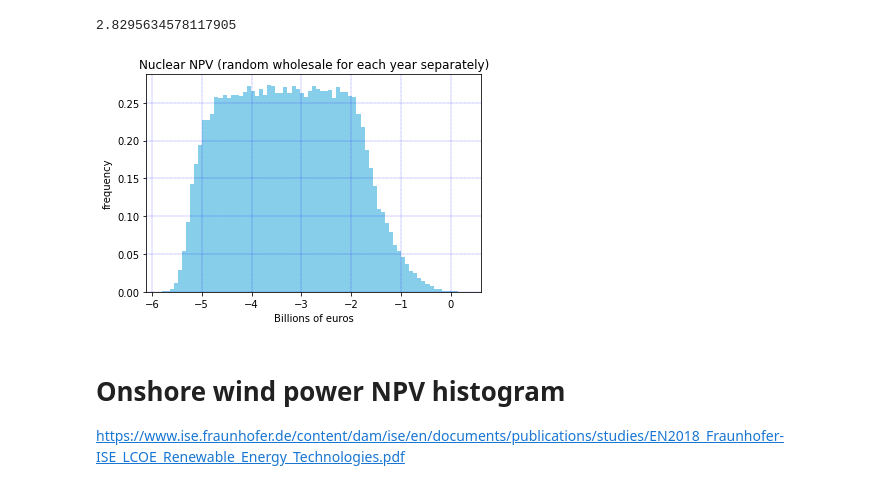
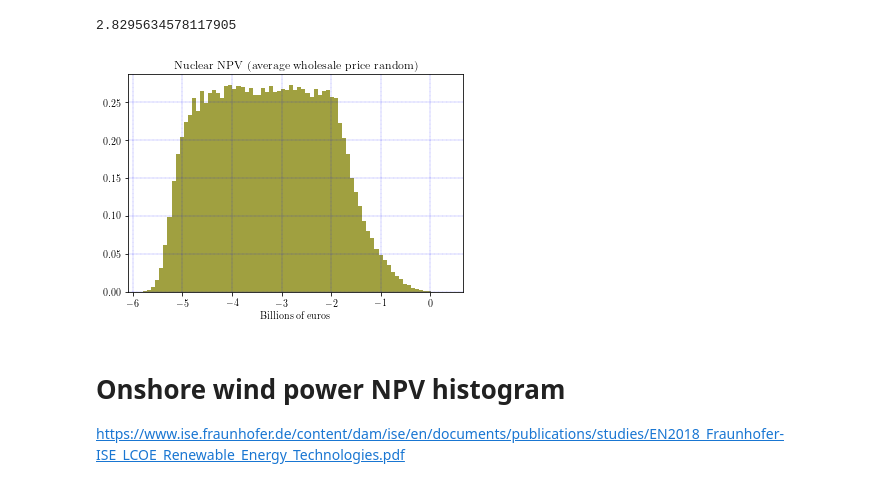
Before and after one commit to martikj2/Net_Present_Value_Energy, a Jupyter notebook: NPV_construction histograms.ipynb, the cells around one changed output. Saved outputs shown, nothing was run; the diff lists cells and outputs as text; code cells hidden in the pictures.

```diff
--- a/NPV_construction histograms.ipynb
+++ b/NPV_construction histograms.ipynb
@@ -7,3 +3,20 @@ import pandas as pd
+# %%
+import matplotlib.pyplot as plt
+import numpy as np
+import pandas as pd
+from matplotlib import rc
+import matplotlib.gridspec as gridspec
+import matplotlib as mpl
+#enable latex editing
+rc('font',**{'family':'sans-serif','sans-serif':['Helvetica']})
+## for Palatino and other serif fonts use:
+#rc('font',**{'family':'serif','serif':['Palatino']})
+rc('text', usetex=True)
+font = {'family' : 'normal',
+        'weight' : 'bold',
+        'size'   : 10}
+
+mpl.rc('font', **font)
 # %%
 def NPV(construction_period,n,r,cf,It0,OMkwh,OMfixed,wholesale_price):
     prod=cf*1*365*24
@@ -34,16 +50,19 @@ def NPV2(construction_period,n,r,cf,It0,OMkwh,OMfixed,wholesalemin,wholesalemax)
     #It[0]=It0
     Mt=np.ones(n+constructiont)*(OMkwh*prod+OMfixed)
     Et=np.ones(n+constructiont)*prod  #kwH
-    for x in range(constructiont):
-        It[x]=It0/constructiont  #spread the investment evenly over the construction period
-        Mt[x]=0   #No costs or production during construction
-        Et[x]=0
+    if constructiont>0.5:
+        for x in range(constructiont):
+            It[x]=It0/constructiont  #spread the investment evenly over the construction period
+            Mt[x]=0   #No costs or production during construction
+            Et[x]=0
+    else:
+        It[0]=It0
     discounted_benefits=0.0
     discounted_costs=0.0
     for x in range(n+constructiont):
         t=x
         wholesale_price=np.random.uniform(low=wholesalemin,high=wholesalemax)
-        #wholesale_price=0.5*(wholesalemin+wholesalemax)  #randomness doesn't actually matter here
+        #wholesale_price=0.5*(wholesalemin+wholesalemax)
         benefit=Et[x]*(wholesale_price/1000)/np.power((1+r),t)
         cost=(It[x]+Mt[x])/np.power((1+r),t)
         discounted_benefits=discounted_benefits+benefit
@@ -87,15 +106,18 @@ for x in range(samples):
     #NPV_nuclearv[x]=NPV(construction_period,n,r,cf,It0,OMkwh,OMfixed,wholesale_price)/1000 #Billions for a GW plant
     NPV_nuclearv[x]=NPV2(construction_period,n,r,cf,It0,OMkwh,OMfixed,wholesalemin,wholesalemax)/1000 #Billions for a GW plant
 # %%
-plt.hist(NPV_nuclearv, bins=75,density=True,color = ["skyblue"])
-plt.title("Nuclear NPV (random wholesale for each year separately)")
+plt.rc('text', usetex=True)
+plt.rc('font', family='serif')
+plt.hist(NPV_nuclearv, bins=75,alpha=0.75,density=True,color = ["olive"])
+plt.title("Nuclear NPV (average wholesale price random)")
 plt.xlabel("Billions of euros")
-plt.ylabel("frequency")
+#plt.ylabel("frequency")
 plt.grid(color='b', linestyle='--', linewidth=0.25)
-plt.savefig('Nuclear_NPV_constructionperiod_b.png')
+#plt.xlim((-10,0))
+plt.savefig('./Nice_ones/Nuclear_NPV.png')
 plt.show()
 # %% [output]
-[figure, old version]
+[figure, new version]
 # %% [markdown]
 # Onshore wind power NPV histogram
 https://www.ise.fraunhofer.de/content/dam/ise/en/documents/publications/studies/EN2018_Fraunhofer-ISE_LCOE_Renewable_Energy_Technologies.pdf
```
Also changed, not shown: parts of 2 cells of this notebook.
